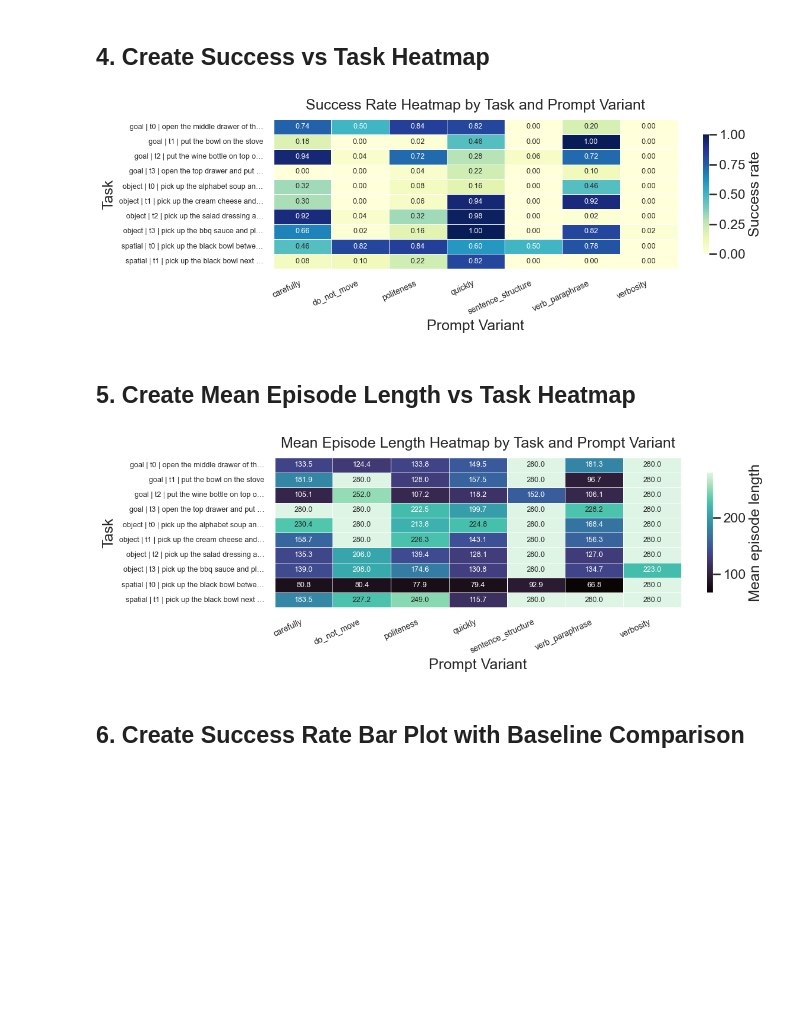
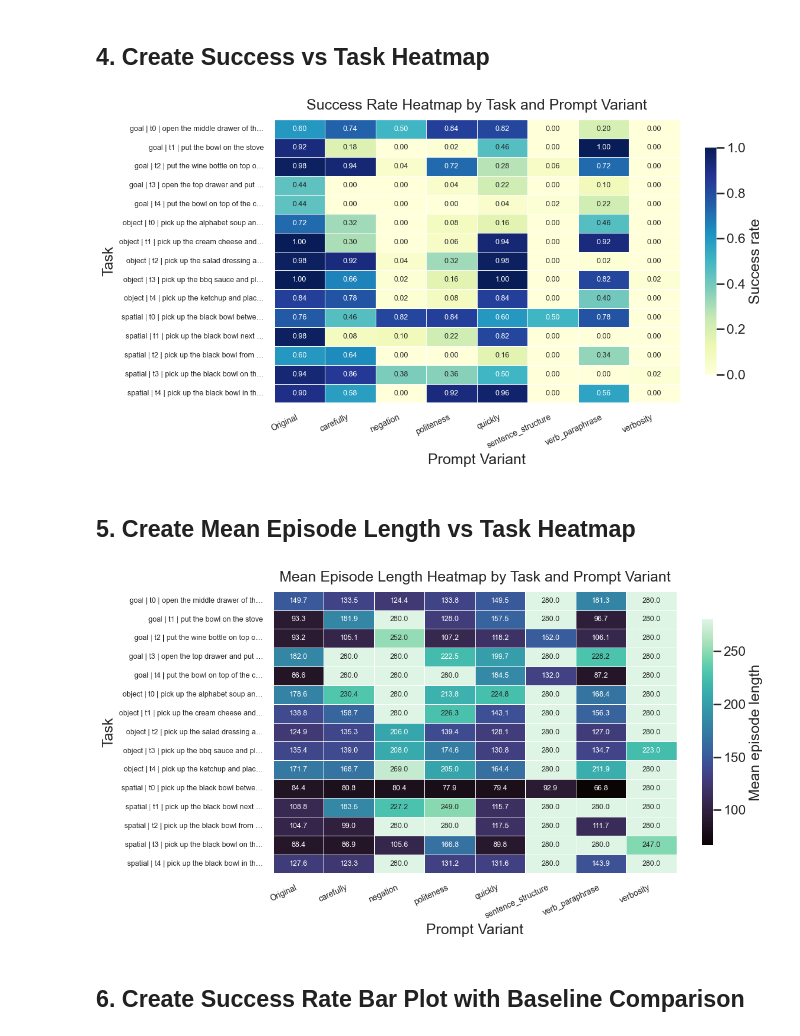
Before and after one commit to runeharlyk/vla-robotics, a Jupyter notebook: notebooks/libero_prompt_variant_analysis.ipynb, the cells around one changed output. Cells and saved outputs as stored; diff of their text form; code cells hidden in the pictures; blank space fills up the shorter version.

```diff
--- a/notebooks/libero_prompt_variant_analysis.ipynb
+++ b/notebooks/libero_prompt_variant_analysis.ipynb
@@ -23,10 +23,14 @@ pd.set_option("display.max_columns", 200)
 # Define your CSV file paths here - add as many as needed
 csv_paths = [
     Path("../language_diagnostics/outputs/goal/nr1/28314519/libero_prompt_variant_rollouts_raw.csv"),
+    Path("../language_diagnostics/outputs/goal/nr2/28359169/libero_prompt_variant_rollouts_raw.csv"),
+    Path("../language_diagnostics/outputs/goal/nr3/28343413/libero_prompt_variant_rollouts_raw.csv"),
     Path("../language_diagnostics/outputs/objects/nr1/28314521/libero_prompt_variant_rollouts_raw.csv"),
+    Path("../language_diagnostics/outputs/objects/nr2/28359170/libero_prompt_variant_rollouts_raw.csv"),
+    Path("../language_diagnostics/outputs/objects/nr3/28343417/libero_prompt_variant_rollouts_raw.csv"),
     Path("../language_diagnostics/outputs/spatial/nr1/28314517/libero_prompt_variant_rollouts_raw.csv"),
-    Path("../language_diagnostics/outputs/goal/nr3/28343413/libero_prompt_variant_rollouts_raw.csv"),
-    Path("../language_diagnostics/outputs/objects/nr3/28343417/libero_prompt_variant_rollouts_raw.csv"),
+    Path("../language_diagnostics/outputs/spatial/nr2/28359171/libero_prompt_variant_rollouts_raw.csv"),
+    Path("../language_diagnostics/outputs/spatial/nr3/28343419/libero_prompt_variant_rollouts_raw.csv"),
 ]
 
 # Resolve paths with fallback options
@@ -181,39 +189,50 @@ display(per_variant.round(2))
 # %% [markdown]
 ## 4. Create Success vs Task Heatmap
 # %%
+# Map internal variant keys to display names
+variant_name_map = {"do_not_move": "negation"}
+# Compute original baseline success rate per task (if present)
+original_success = df[df["variant_type"] == "original"].groupby("task_short")["success"].mean()
 success_pivot = (
     df[df["variant_type"] != "original"]
     .groupby(["task_short", "variant_type"], as_index=False)["success"]
     .mean()
     .pivot(index="task_short", columns="variant_type", values="success")
 )
+# Add the original baseline as a column named 'Original' (if available)
+success_pivot["Original"] = original_success
+# Rename columns for display (e.g., do_not_move -> negation)
+success_pivot = success_pivot.rename(columns=variant_name_map)
+# Reorder columns to put Original first
+cols = ["Original"] + [c for c in success_pivot.columns if c != "Original"]
+success_pivot = success_pivot[cols]
 
 n_tasks = len(success_pivot)
 fig_h = min(max(4.5, 0.45 * n_tasks), 11)
 
 plt.figure(figsize=(12, fig_h))
 ax = sns.heatmap(
     success_pivot,
     annot=True,
     fmt=".2f",
     cmap="YlGnBu",
     vmin=0,
     vmax=1,
     linewidths=0.4,
     linecolor="white",
     cbar_kws={"label": "Success rate", "shrink": 0.8},
     annot_kws={"size": 9},
 )
 ax.set_title("Success Rate Heatmap by Task and Prompt Variant", pad=12)
 ax.set_xlabel("Prompt Variant")
 ax.set_ylabel("Task")
 ax.tick_params(axis="y", labelsize=9)
 ax.tick_params(axis="x", labelsize=10)
 plt.xticks(rotation=25, ha="right")
 plt.tight_layout()
 plt.show()
 # %% [output]
-[figure, old version]
+[figure, new version]
 # %% [markdown]
 ## 5. Create Mean Episode Length vs Task Heatmap
 # %%
@@ -226,9 +245,18 @@ def get_mean_episode_length(group_df):
     else:
         return group_df["episode_length"].mean()
 
+# Map internal variant keys to display names
+variant_name_map = {"do_not_move": "negation"}
 length_data = df[df["variant_type"] != "original"].groupby(["task_short", "variant_type"]).apply(get_mean_episode_length).reset_index()
 length_data.columns = ["task_short", "variant_type", "episode_length"]
 length_pivot = length_data.pivot(index="task_short", columns="variant_type", values="episode_length")
+# Compute original mean episode length per task and add as 'Original' column
+original_length = df[df["variant_type"] == "original"].groupby("task_short").apply(get_mean_episode_length)
+length_pivot["Original"] = original_length
+# Rename columns for display (e.g., do_not_move -> negation)
+length_pivot = length_pivot.rename(columns=variant_name_map)
+cols = ["Original"] + [c for c in length_pivot.columns if c != "Original"]
+length_pivot = length_pivot[cols]
 
 n_tasks = len(length_pivot)
 fig_h = min(max(4.5, 0.45 * n_tasks), 11)
@@ -253,7 +281,7 @@ plt.xticks(rotation=25, ha="right")
 plt.tight_layout()
 plt.show()
 # %% [output]
-[figure, old version]
+[figure, new version]
 # %% [markdown]
 ## 6. Create Success Rate Bar Plot with Baseline Comparison
 # %%
```
Also changed, not shown: parts of 3 cells of this notebook, 1 other file.
